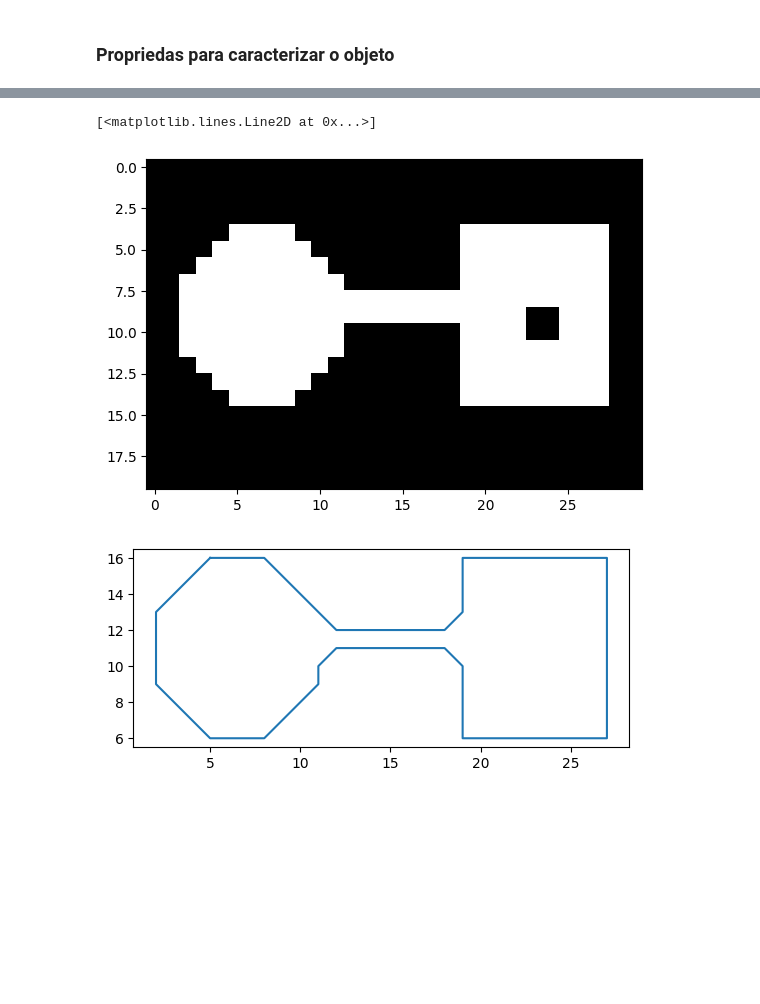
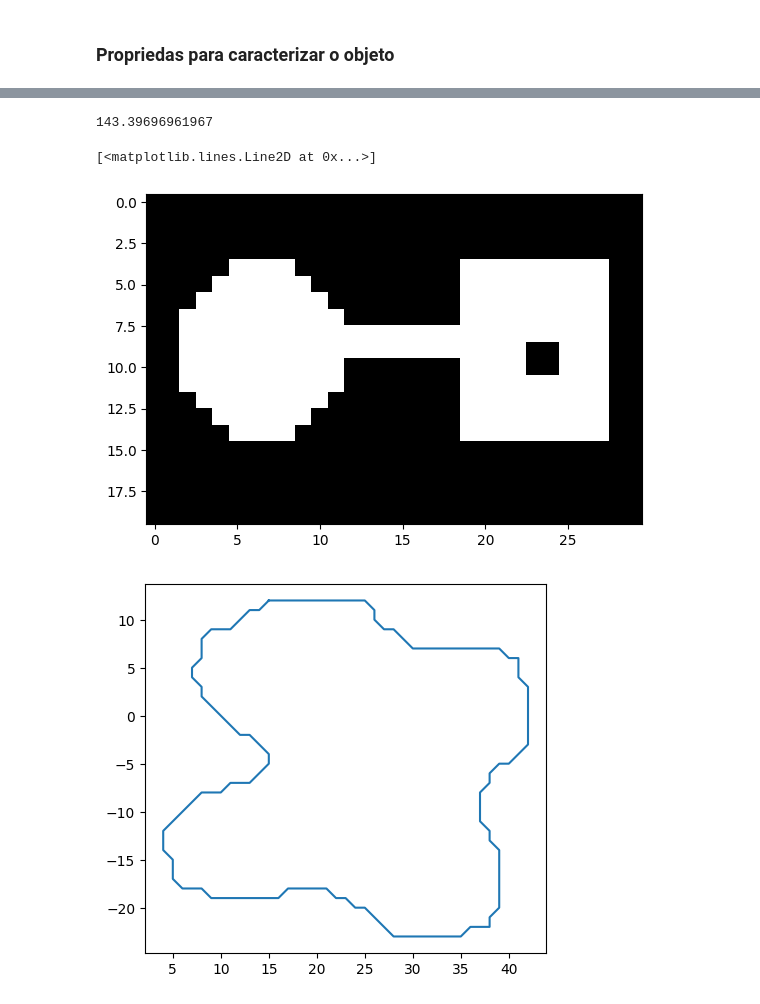
Before and after one commit to brunol-pereira/PDI, a Jupyter notebook: Trabalho3/CálculoCurvatura.ipynb, the cells around one changed output, grey strips where cells are left out. Cells and saved outputs as stored; diff of their text form; code cells hidden in the pictures; blank space fills up the shorter version.

Commit message:
Perimetro e Centroide OK

```diff
--- a/Trabalho3/CálculoCurvatura.ipynb
+++ b/Trabalho3/CálculoCurvatura.ipynb
@@ -215,19 +216,33 @@ Excentricidade: nan
+# %%
+#Perimetro do objeto
+
+def perimeter(contour):
+    n = len(contour)
+    p = 0
+    for i in range(n):
+        p += np.linalg.norm(contour[i] - contour[(i+1)%n])
+    return p
+
+per = perimeter(cont)
+print(per)
+# %% [output]
+143.39696961967
 # %%
 img = plt.imread('shape.tiff')
 img = img>0
 plt.imshow(img, 'gray')
 
-cont = image_contour(img)
+cont2 = image_contour(img)
 # Transforma o contorno em um array numpy
-cont = np.array(cont)
+cont2 = np.array(cont)
 
 plt.figure()
 plt.subplot(111, aspect='equal')
 # Plota os pontos de contorno, precisamos inverter os valores em y porque,
 # na imagem, a origem está no ponto superior esquerdo
-plt.plot(cont[:,1], img.shape[0]-cont[:,0])
+plt.plot(cont2[:,1], img.shape[0]-cont2[:,0])
 # %% [output]
 [<matplotlib.lines.Line2D at 0x...>]
 [figure]
-[figure, old version]
+[figure, new version]
 # %%
```
Also changed, not shown: parts of 4 cells of this notebook.
